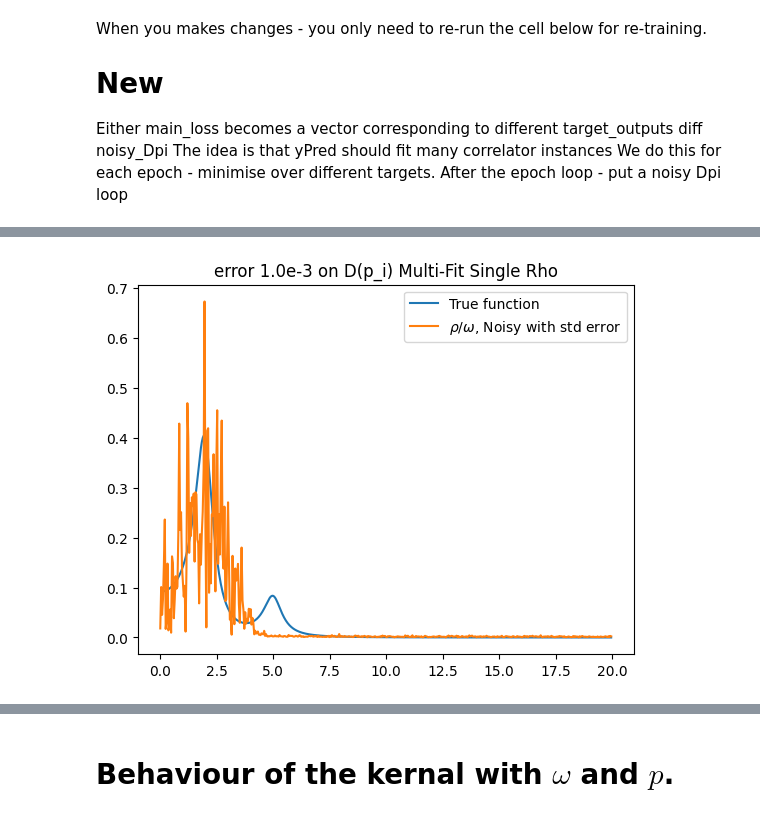
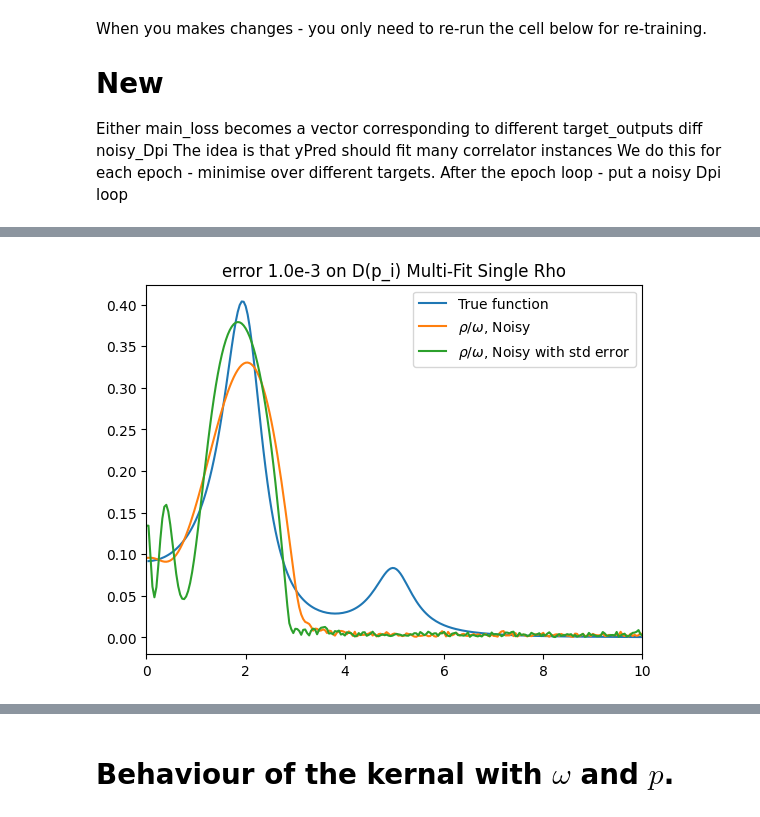
Before and after one commit to LaurinPannullo/neuralFit, a Jupyter notebook: MLSpecFunc_tests.ipynb, the cells around one changed output, grey strips where cells are left out. Saved outputs shown, nothing was run; the diff lists cells and outputs as text; code cells hidden in the pictures.

```diff
--- a/MLSpecFunc_tests.ipynb
+++ b/MLSpecFunc_tests.ipynb
@@ -258,11 +226,7 @@ Training complete for additional epochs.
 # %%
-# Final_rhoWNoisy = model(constant_input).numpy().reshape(-1)
-# Final_DxiWNoisy = correlator.Di(kern,Final_rhoWNoisy,del_omega).numpy().reshape(-1)
-
-
+Final_rhoWNoisy = model(constant_input).numpy().reshape(-1)
+Final_DxiWNoisy = correlator.Di(kern,Final_rhoWNoisy,del_omega).numpy().reshape(-1)
 Final_rhoWNoisy_stderror = model_stderror(constant_input).numpy().reshape(-1)
 Final_DxiWNoisy_stderror = correlator.Di(kern,Final_rhoWNoisy_stderror,del_omega).numpy().reshape(-1)
-# Final_rhoWNoisySingle = model(constant_input).numpy().reshape(-1)
-# Final_DpiWNoisySingle = correlator.Di(kern,Final_rhoWNoisySingle,del_omega).numpy().reshape(-1)
 # %%
 # Plotting loss history
@@ -292,17 +256,17 @@ plt.show()
 # %%
 plt.plot(omega,spec2BW/omega, label = r'True function' )
 # plt.plot(omega,Final_rhoW, label=r'$\rho/\omega * \omega$')
-# plt.plot(omega,Final_rhoWSingle, label=r'$\rho/\omega * \omega$, Single')
-# plt.plot(omega,Final_rhoWNoisy, label=r'$\rho/\omega$, Noisy')
+plt.plot(omega,Final_rhoWNoisy, label=r'$\rho/\omega$, Noisy')
 plt.plot(omega,Final_rhoWNoisy_stderror, label=r'$\rho/\omega$, Noisy with std error')
 # plt.plot(omega,Final_rhoWNoisySingle, label=r'$\rho/\omega$, Noisy Single')
 # plt.plot(omega,Final_rho, label=r'$\rho$')
 plt.title(r'error 1.0e-3 on D(p_i) Multi-Fit Single Rho')
 plt.legend()
+plt.xlim(0,10)
 #plt.savefig('NN_Comparison_RhoByOmega_vs_Rho_MultiFitSingleRho10m3.png')
 plt.show()
 # %% [output]
-[figure, old version]
+[figure, new version]
 # %%
 plt.scatter(x,Dxi, label=r'True correlator')
 plt.scatter(x,noisy_dxi_tensor[0], label=r'Noisy correlator')
```
Also changed, not shown: parts of 17 cells of this notebook, 14 other files.
